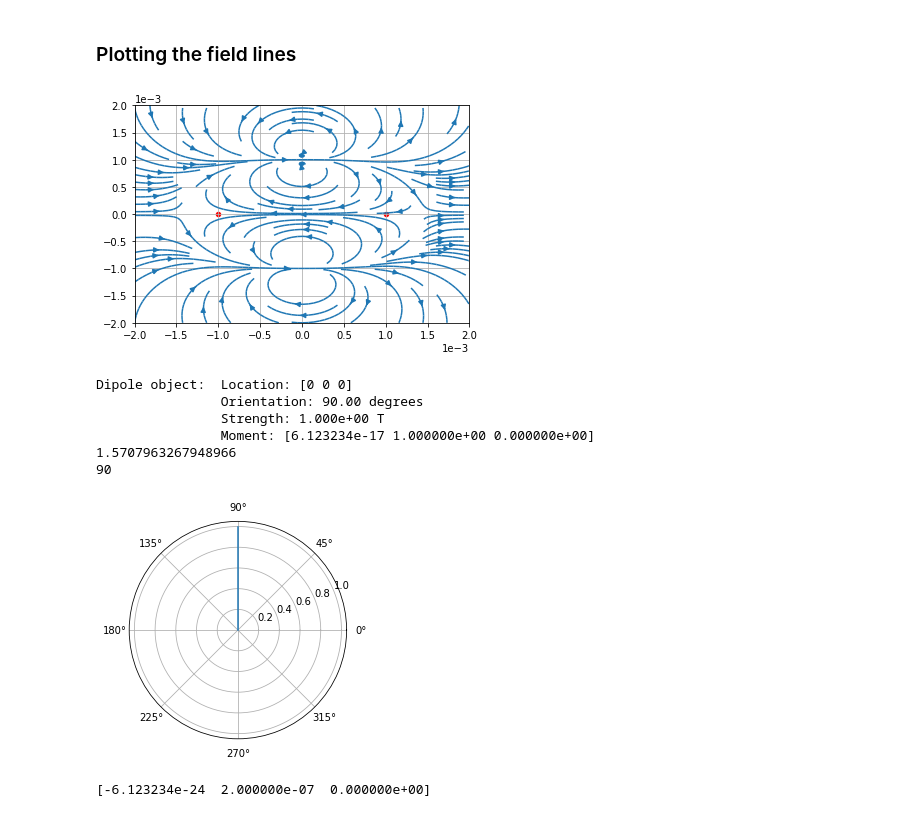
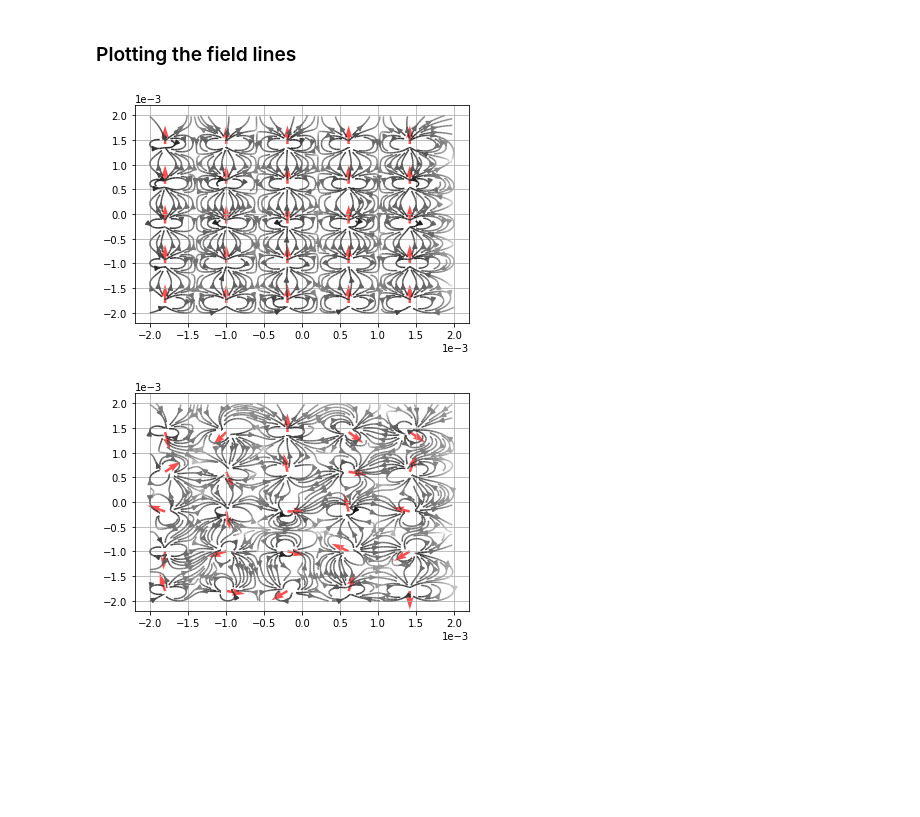
Before and after one commit to AJO-Python/Muon_magnets, a Jupyter notebook: solenoid_grid.ipynb, the cells around one changed output. Saved outputs shown, nothing was run; the diff lists cells and outputs as text; code cells hidden in the pictures; blank space fills up the shorter version.

Commit message:
Working grid of aligned and random dipoles

```diff
--- a/solenoid_grid.ipynb
+++ b/solenoid_grid.ipynb
@@ -147,33 +160,8 @@ except TypeError as e:
+# %%
+strength_aligned = np.zeros_like(field_x_aligned)
+strength_aligned += np.sqrt(field_x_aligned**2 + field_y_aligned**2)
+
+strength_random = np.zeros_like(field_x_aligned)
+strength_random += np.sqrt(field_x_random**2 + field_y_random**2)
 # %% [markdown]
 ### Plotting the field lines
-# %%
-plt.figure
-plt.streamplot(x_grid, y_grid, field_x, field_y, density=[0.5, 2])
-for dip in dipole_list:
-    plt.scatter(dip.location[0], dip.location[1], color="r", s=20)
-plt.xlim(-side_length, side_length)
-plt.ylim(-side_length, side_length)
-plt.show()
-# %% [output]
-[figure, removed]
-# %%
-dip_t = Dipole(orientation=90, strength=1, location=[0, 0, 0])
-plt.figure()
-plt.polar([0, dip_t.orientation_r], [0, dip_t.strength])
-#plt.polar(1, 1)
-print(dip_t)
-print(dip_t.orientation_r)
-print(dip_t.orientation_d)
-# %% [output]
-Dipole object:  Location: [0 0 0]
-                Orientation: 90.00 degrees
-                Strength: 1.000e+00 T
-                Moment: [6.123234e-17 1.000000e+00 0.000000e+00]
-1.5707963267948966
-90
-[figure, removed]
-# %%
-field = dip_t.get_mag_field([0, 1, 0])
-print(field)
-# %% [output]
-[-6.123234e-24  2.000000e-07  0.000000e+00]
@@ -186,0 +168,36 @@ xv, yv = np.meshgrid(x_array, y_array)
+# %%
+fig1, ax1 = plt.subplots(1, 1, sharey=True)
+fig2, ax2 = plt.subplots(1, 1, sharey=True)
+
+
+aligned = ax1.streamplot(x_array, y_array,
+               field_y_aligned, field_x_aligned,
+               density=3, color=strength_aligned, cmap="Greys",
+               norm=colors.LogNorm(vmin=strength_aligned.min(),vmax=strength_aligned.max()))
+
+
+random = ax2.streamplot(x_array, y_array, field_y_random, field_x_random,
+               density=3, color=strength_random, cmap="Greys",
+               norm=colors.LogNorm(vmin=strength_random.min(),vmax=strength_random.max()))
+
+
+for coord, dip in dipoles_aligned.items():
+    x, y = dip.location[1], dip.location[0]
+    angle = dip.orientation_d + 90
+    ax1.quiver(x, y, dip.moment[1]*2, dip.moment[0]*2,
+               angles=angle, color="r", alpha=0.7)
+
+for coord, dip in dipoles_random.items():
+    x, y = dip.location[1], dip.location[0]
+    angle = dip.orientation_d + 90
+    ax2.quiver(x, y, dip.moment[1]*2, dip.moment[0]*2,
+               angles=angle, color="r", alpha=0.7)
+
+ax1.set_xlim(-side_length-(side_length/10), side_length+(side_length/10))
+ax1.set_ylim(-side_length-(side_length/10), side_length+(side_length/10))
+ax2.set_xlim(-side_length-(side_length/10), side_length+(side_length/10))
+ax2.set_ylim(-side_length-(side_length/10), side_length+(side_length/10))
+plt.show()
+# %% [output]
+[figure, added]
+[figure, added]
```
Also changed, not shown: parts of 5 cells of this notebook, 1 other file.
